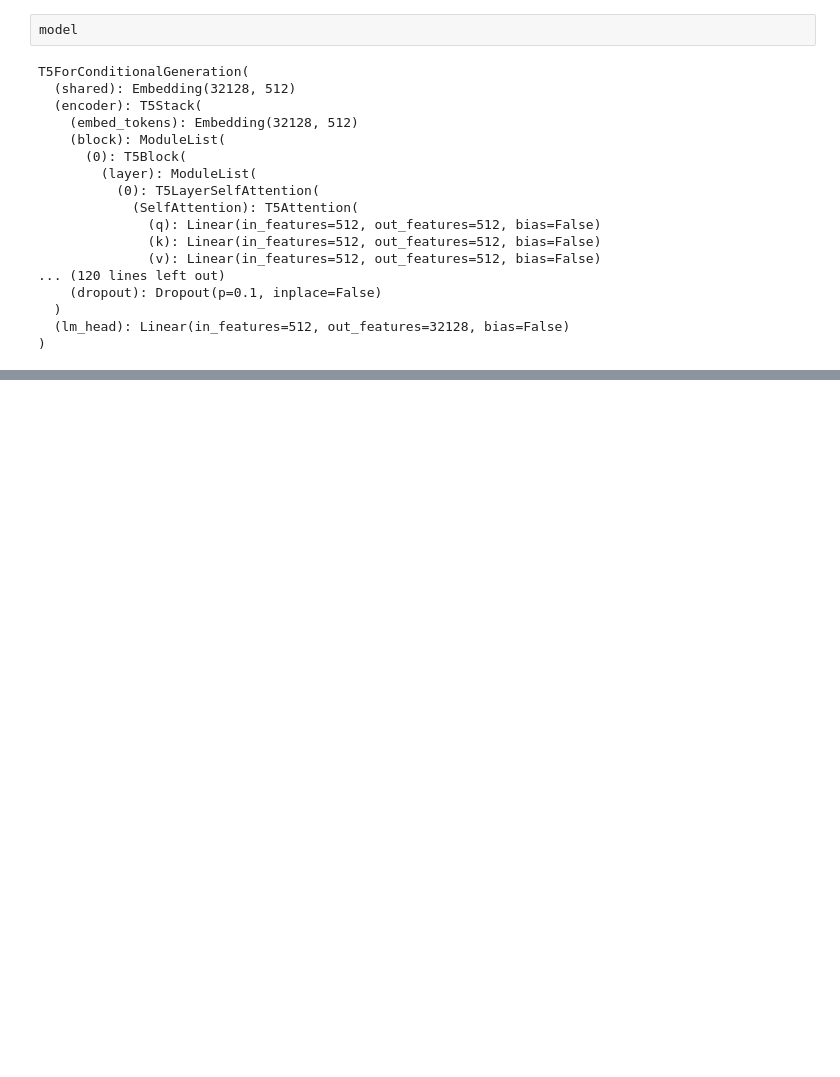
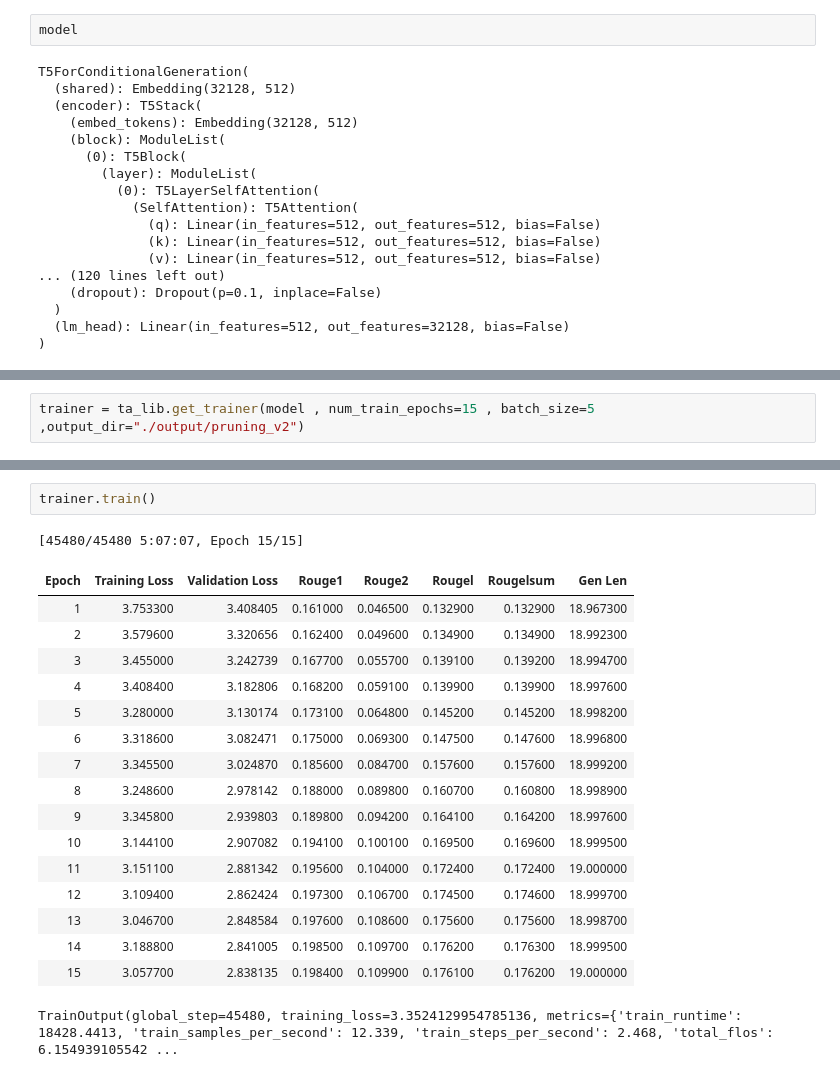
Before and after one commit to KeithLin724/NYCU-Data-Science-2024, a Jupyter notebook: HW4/try_pruning_torch.ipynb, the cells around one changed output, grey strips where cells are left out. Saved outputs shown, nothing was run; the diff lists cells and outputs as text; blank space fills up the shorter version.

```diff
--- a/HW4/try_pruning_torch.ipynb
+++ b/HW4/try_pruning_torch.ipynb
@@ -138,0 +219,2 @@ TALib.show_param_ratio(model)
+# %%
+trainer = ta_lib.get_trainer(model , num_train_epochs=15 , batch_size=5 ,output_dir="./output/pruning_v2")
@@ -138,0 +237,21 @@ TALib.show_param_ratio(model)
+# %%
+trainer.train()
+# %% [output]
+[45480/45480 5:07:07, Epoch 15/15]
+| Epoch | Training Loss | Validation Loss | Rouge1 | Rouge2 | Rougel | Rougelsum | Gen Len |
+| 1 | 3.753300 | 3.408405 | 0.161000 | 0.046500 | 0.132900 | 0.132900 | 18.967300 |
+| 2 | 3.579600 | 3.320656 | 0.162400 | 0.049600 | 0.134900 | 0.134900 | 18.992300 |
+| 3 | 3.455000 | 3.242739 | 0.167700 | 0.055700 | 0.139100 | 0.139200 | 18.994700 |
+| 4 | 3.408400 | 3.182806 | 0.168200 | 0.059100 | 0.139900 | 0.139900 | 18.997600 |
+| 5 | 3.280000 | 3.130174 | 0.173100 | 0.064800 | 0.145200 | 0.145200 | 18.998200 |
+| 6 | 3.318600 | 3.082471 | 0.175000 | 0.069300 | 0.147500 | 0.147600 | 18.996800 |
+| 7 | 3.345500 | 3.024870 | 0.185600 | 0.084700 | 0.157600 | 0.157600 | 18.999200 |
+| 8 | 3.248600 | 2.978142 | 0.188000 | 0.089800 | 0.160700 | 0.160800 | 18.998900 |
+| 9 | 3.345800 | 2.939803 | 0.189800 | 0.094200 | 0.164100 | 0.164200 | 18.997600 |
+| 10 | 3.144100 | 2.907082 | 0.194100 | 0.100100 | 0.169500 | 0.169600 | 18.999500 |
+| 11 | 3.151100 | 2.881342 | 0.195600 | 0.104000 | 0.172400 | 0.172400 | 19.000000 |
+| 12 | 3.109400 | 2.862424 | 0.197300 | 0.106700 | 0.174500 | 0.174600 | 18.999700 |
+| 13 | 3.046700 | 2.848584 | 0.197600 | 0.108600 | 0.175600 | 0.175600 | 18.998700 |
+| 14 | 3.188800 | 2.841005 | 0.198500 | 0.109700 | 0.176200 | 0.176300 | 18.999500 |
+| 15 | 3.057700 | 2.838135 | 0.198400 | 0.109900 | 0.176100 | 0.176200 | 19.000000 |
+TrainOutput(global_step=45480, training_loss=3.3524129954785136, metrics={'train_runtime': 18428.4413, 'train_samples_per_second': 12.339, 'train_steps_per_second': 2.468, 'total_flos': 6.154939105542 ...
```
Also changed, not shown: parts of 42 cells of this notebook, 2 other files.
